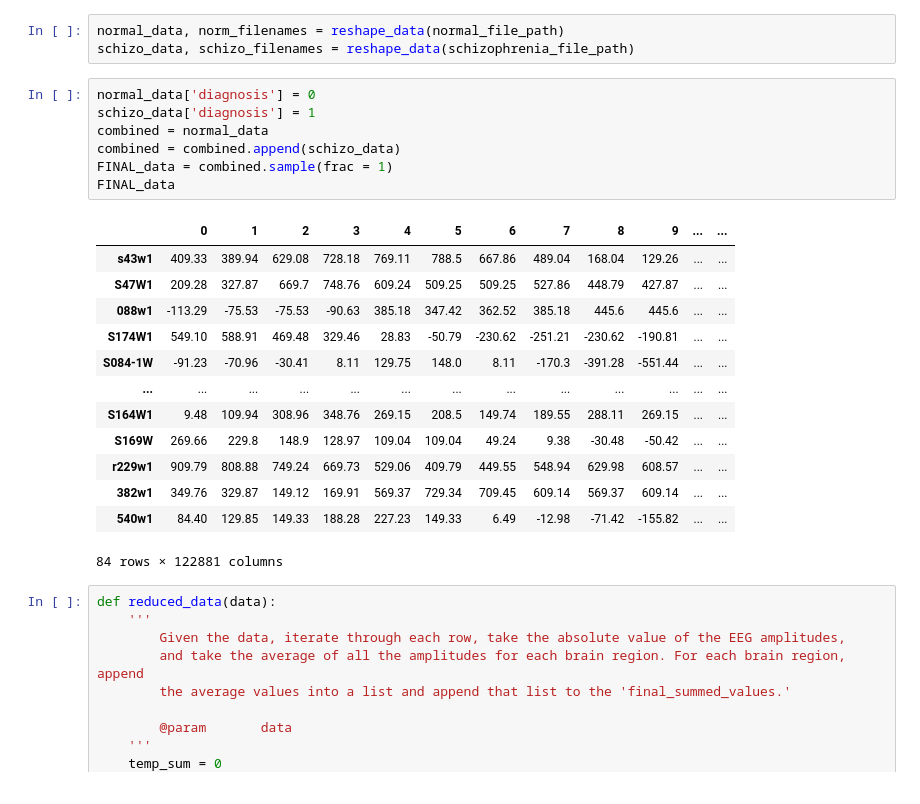
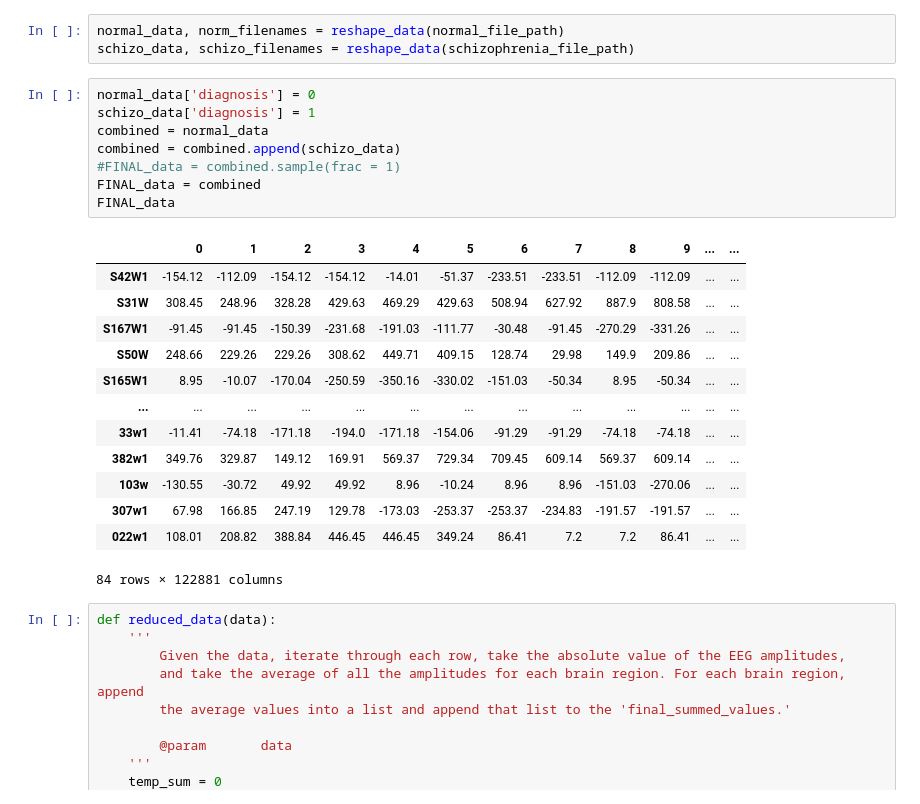
Before and after one commit to shreyamantri/rise2021, a Jupyter notebook: schizophrenia_ML.ipynb, the cells around one changed output. Cells and saved outputs as stored; diff of their text form.

```diff
--- a/schizophrenia_ML.ipynb
+++ b/schizophrenia_ML.ipynb
@@ -39,23 +41,24 @@ schizo_data, schizo_filenames = reshape_data(schizophrenia_file_path)
 # %%
 normal_data['diagnosis'] = 0
 schizo_data['diagnosis'] = 1
 combined = normal_data
 combined = combined.append(schizo_data)
-FINAL_data = combined.sample(frac = 1)
+#FINAL_data = combined.sample(frac = 1)
+FINAL_data = combined
 FINAL_data
 # %% [output]
 |  | 0 | 1 | 2 | 3 | 4 | 5 | 6 | 7 | 8 | 9 | ... | ... |
-| s43w1 | 409.33 | 389.94 | 629.08 | 728.18 | 769.11 | 788.5 | 667.86 | 489.04 | 168.04 | 129.26 | ... | ... |
-| S47W1 | 209.28 | 327.87 | 669.7 | 748.76 | 609.24 | 509.25 | 509.25 | 527.86 | 448.79 | 427.87 | ... | ... |
-| 088w1 | -113.29 | -75.53 | -75.53 | -90.63 | 385.18 | 347.42 | 362.52 | 385.18 | 445.6 | 445.6 | ... | ... |
-| S174W1 | 549.10 | 588.91 | 469.48 | 329.46 | 28.83 | -50.79 | -230.62 | -251.21 | -230.62 | -190.81 | ... | ... |
-| S084-1W | -91.23 | -70.96 | -30.41 | 8.11 | 129.75 | 148.0 | 8.11 | -170.3 | -391.28 | -551.44 | ... | ... |
+| S42W1 | -154.12 | -112.09 | -154.12 | -154.12 | -14.01 | -51.37 | -233.51 | -233.51 | -112.09 | -112.09 | ... | ... |
+| S31W | 308.45 | 248.96 | 328.28 | 429.63 | 469.29 | 429.63 | 508.94 | 627.92 | 887.9 | 808.58 | ... | ... |
+| S167W1 | -91.45 | -91.45 | -150.39 | -231.68 | -191.03 | -111.77 | -30.48 | -91.45 | -270.29 | -331.26 | ... | ... |
+| S50W | 248.66 | 229.26 | 229.26 | 308.62 | 449.71 | 409.15 | 128.74 | 29.98 | 149.9 | 209.86 | ... | ... |
+| S165W1 | 8.95 | -10.07 | -170.04 | -250.59 | -350.16 | -330.02 | -151.03 | -50.34 | 8.95 | -50.34 | ... | ... |
 | ... | ... | ... | ... | ... | ... | ... | ... | ... | ... | ... | ... | ... |
-| S164W1 | 9.48 | 109.94 | 308.96 | 348.76 | 269.15 | 208.5 | 149.74 | 189.55 | 288.11 | 269.15 | ... | ... |
-| S169W | 269.66 | 229.8 | 148.9 | 128.97 | 109.04 | 109.04 | 49.24 | 9.38 | -30.48 | -50.42 | ... | ... |
-| r229w1 | 909.79 | 808.88 | 749.24 | 669.73 | 529.06 | 409.79 | 449.55 | 548.94 | 629.98 | 608.57 | ... | ... |
+| 33w1 | -11.41 | -74.18 | -171.18 | -194.0 | -171.18 | -154.06 | -91.29 | -91.29 | -74.18 | -74.18 | ... | ... |
 | 382w1 | 349.76 | 329.87 | 149.12 | 169.91 | 569.37 | 729.34 | 709.45 | 609.14 | 569.37 | 609.14 | ... | ... |
-| 540w1 | 84.40 | 129.85 | 149.33 | 188.28 | 227.23 | 149.33 | 6.49 | -12.98 | -71.42 | -155.82 | ... | ... |
+| 103w | -130.55 | -30.72 | 49.92 | 49.92 | 8.96 | -10.24 | 8.96 | 8.96 | -151.03 | -270.06 | ... | ... |
+| 307w1 | 67.98 | 166.85 | 247.19 | 129.78 | -173.03 | -253.37 | -253.37 | -234.83 | -191.57 | -191.57 | ... | ... |
+| 022w1 | 108.01 | 208.82 | 388.84 | 446.45 | 446.45 | 349.24 | 86.41 | 7.2 | 7.2 | 86.41 | ... | ... |
 84 rows × 122881 columns
 # %%
 def reduced_data(data):
```
Also changed, not shown: parts of 19 cells of this notebook.
